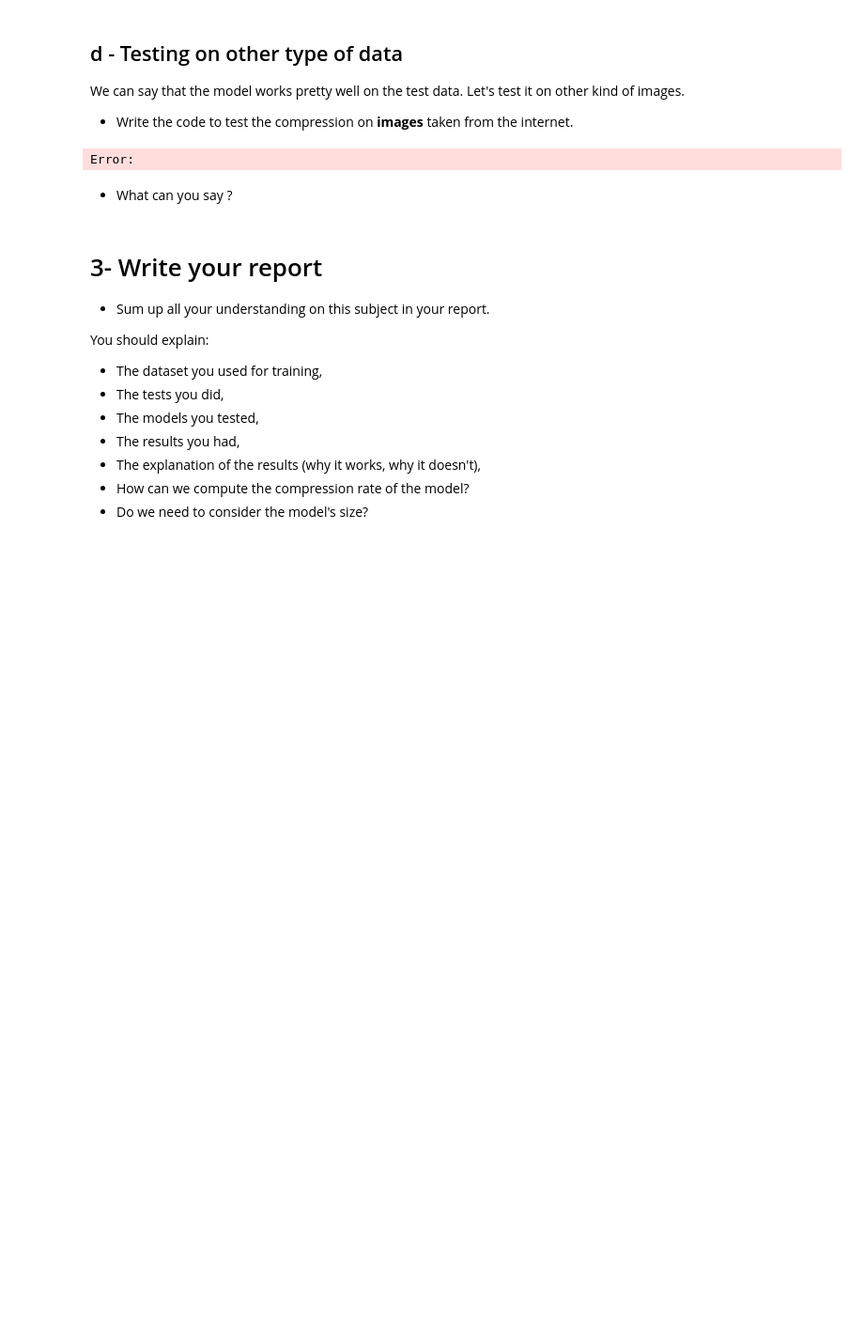
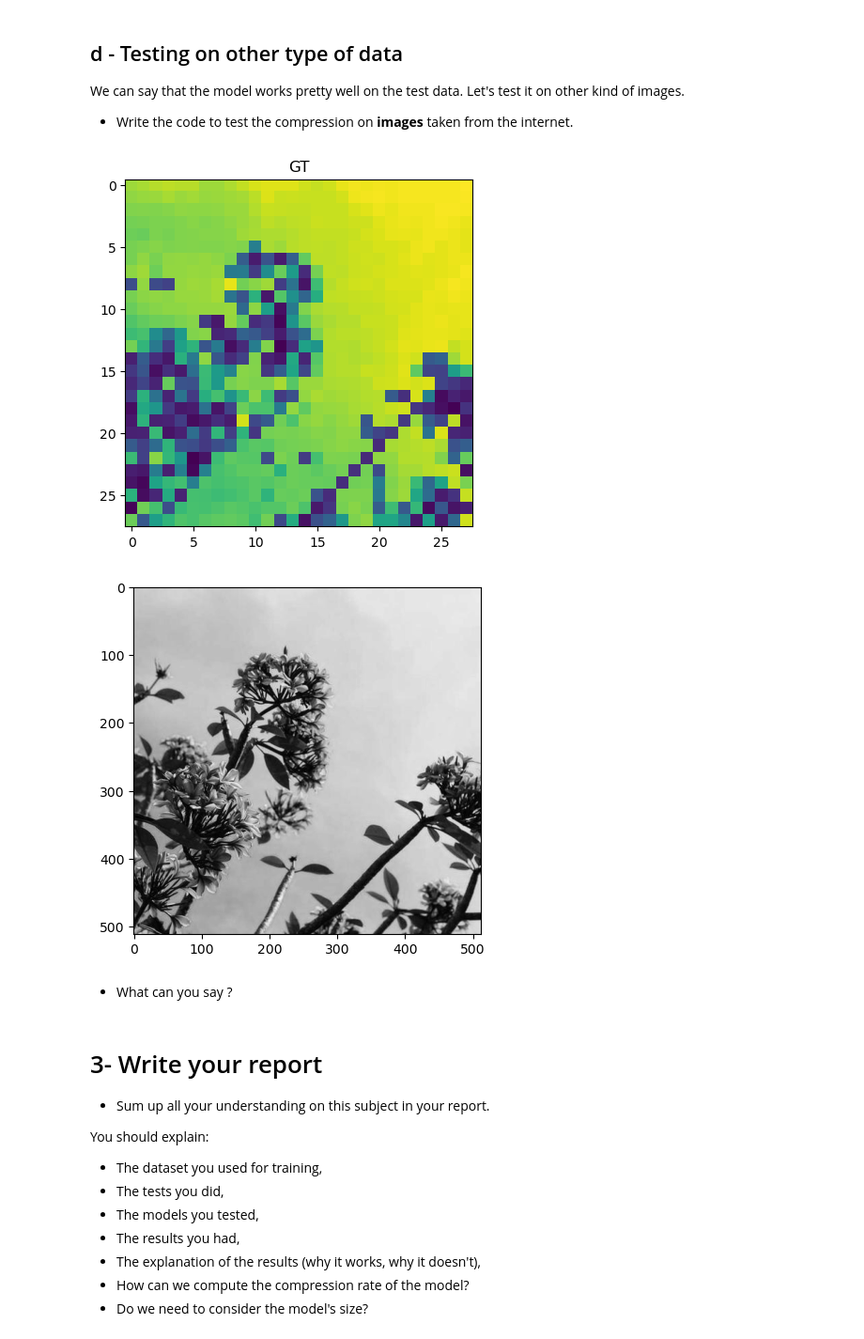
Before and after one commit to MurphLaws/JPEGCompression, a Jupyter notebook: Lab2_AE.ipynb, the cells around one changed output. Shown: that part at 94% size. Drawn from its saved outputs; the diff is of its cells as text; code cells hidden in the pictures; blank space fills up the shorter version.

```diff
--- a/Lab2_AE.ipynb
+++ b/Lab2_AE.ipynb
@@ -625,27 +712,32 @@ We can say that the model works pretty well on the test data. Let's test it on o
 * Write the code to test the compression on **images** taken from the internet.
 # %%
 # TODO : Test some images from the internet to see the compression effect
-image_filename = # TODO: give a URL's image
+image_filename = 'https://fastly.picsum.photos/id/106/512/512.jpg?hmac=PVd6wk__2-XQ1CrsNOLSMLCVfOegBJru-0bT3gcmY98'
 image_numpy = cv2.cvtColor(skimage.io.imread(image_filename ),cv2.COLOR_BGR2GRAY)
 transform=transforms.Compose([transforms.ToTensor(),
                               transforms.Resize((28,28))])
 
-# TODO : Transform the images and add a dimension for the batch size using unsqueeze
-image = transform(...).unsqueeze(0)
+imshow(transform(image_numpy), 'GT')
+plt.imshow(image_numpy, cmap='gray')
+
+# # TODO : Transform the images and add a dimension for the batch size using unsqueeze
+image = transform(image_numpy).unsqueeze(0)
 
 # TODO : Send the model to the model and process the prediction. Don't forget
 # the resizes
-pred = model(...)
-pred = ...
+#net = model.to(device)
+pred = net(image.view(1,28*28))#model(image.to(device))
+pred =
 
-# TODO : Plot dem results'. Don't forget to detach and send to the gpu the data
-# using .detach().cpu()
+# # TODO : Plot dem results'. Don't forget to detach and send to the gpu the data
+# # using .detach().cpu()
 
-fig,axarr = plt.subplots(1, 2)
-axarr[0].imshow(...)
-...
+# fig,axarr = plt.subplots(1, 2)
+# axarr[0].imshow(...)
+# ...
 # %% [output]
-Error:
+[figure, added]
+[figure, added]
 # %% [markdown]
 * What can you say ?
 # %% [markdown]
```
Also changed, not shown: parts of 15 cells of this notebook.
